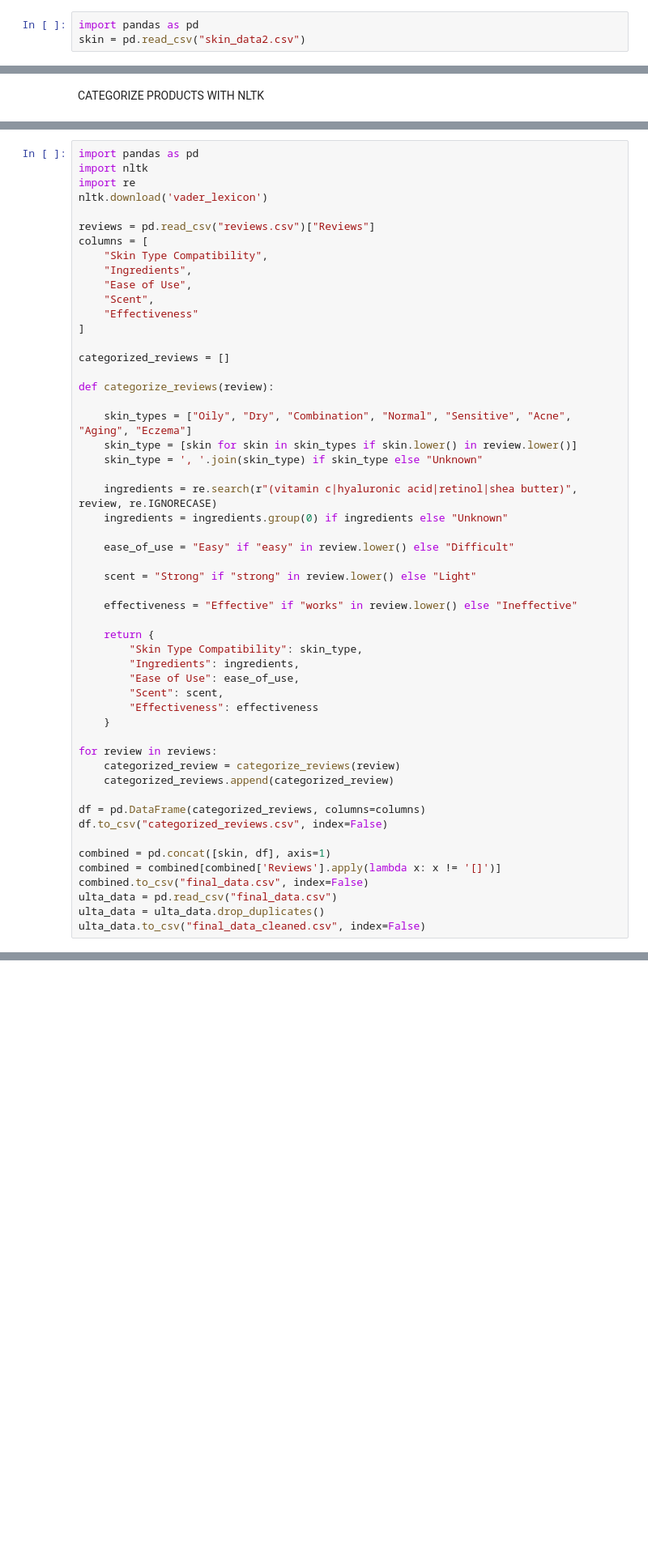
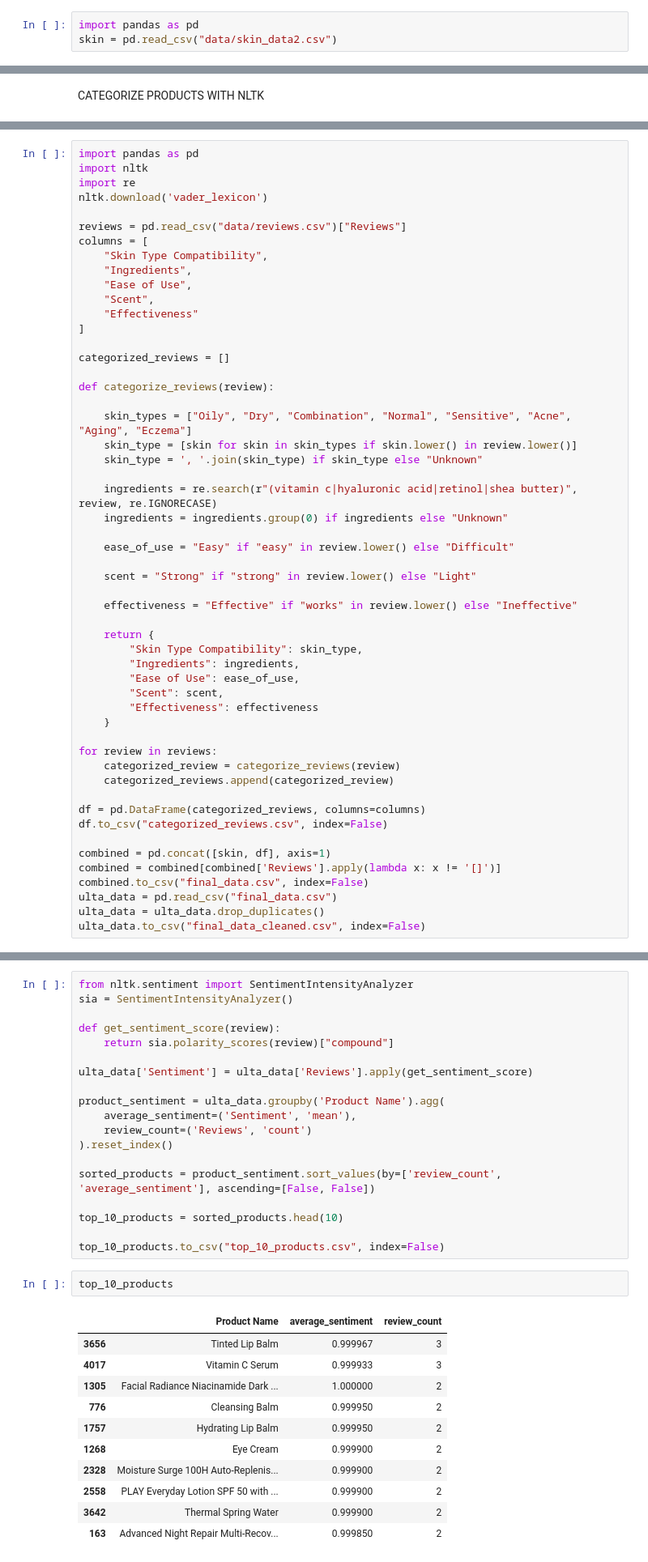
Before and after one commit to EsraKorkmazz/Skincare-Recommendation, a Jupyter notebook: data_analysis.ipynb, the cells around one changed output, grey strips where cells are left out. Shown: that part at 81% size. Cells and saved outputs as stored; diff of their text form; blank space fills up the shorter version.

```diff
--- a/data_analysis.ipynb
+++ b/data_analysis.ipynb
@@ -1,6 +1,6 @@
 # %%
 import pandas as pd
-skin = pd.read_csv("skin_data2.csv")
+skin = pd.read_csv("data/skin_data2.csv")
 # %%
 skin["Product Link"].to_csv("product_links.csv", index=False, header=False)
 # %% [markdown]
@@ -77,7 +77,7 @@ import nltk
 import re
 nltk.download('vader_lexicon')
 
-reviews = pd.read_csv("reviews.csv")["Reviews"]
+reviews = pd.read_csv("data/reviews.csv")["Reviews"]
 columns = [
     "Skin Type Compatibility",
     "Ingredients",
@@ -144,3 +133,36 @@ ulta_data.to_csv("final_data_cleaned.csv", index=False)
+# %%
+from nltk.sentiment import SentimentIntensityAnalyzer
+sia = SentimentIntensityAnalyzer()
+
+def get_sentiment_score(review):
+    return sia.polarity_scores(review)["compound"]
+
+ulta_data['Sentiment'] = ulta_data['Reviews'].apply(get_sentiment_score)
+
+product_sentiment = ulta_data.groupby('Product Name').agg(
+    average_sentiment=('Sentiment', 'mean'),
+    review_count=('Reviews', 'count')
+).reset_index()
+
+sorted_products = product_sentiment.sort_values(by=['review_count', 'average_sentiment'], ascending=[False, False])
+
+top_10_products = sorted_products.head(10)
+
+top_10_products.to_csv("top_10_products.csv", index=False)
+# %%
+top_10_products
+# %% [output]
+|  | Product Name | average_sentiment | review_count |
+| 3656 | Tinted Lip Balm | 0.999967 | 3 |
+| 4017 | Vitamin C Serum | 0.999933 | 3 |
+| 1305 | Facial Radiance Niacinamide Dark ... | 1.000000 | 2 |
+| 776 | Cleansing Balm | 0.999950 | 2 |
+| 1757 | Hydrating Lip Balm | 0.999950 | 2 |
+| 1268 | Eye Cream | 0.999900 | 2 |
+| 2328 | Moisture Surge 100H Auto-Replenis... | 0.999900 | 2 |
+| 2558 | PLAY Everyday Lotion SPF 50 with ... | 0.999900 | 2 |
+| 3642 | Thermal Spring Water | 0.999900 | 2 |
+| 163 | Advanced Night Repair Multi-Recov... | 0.999850 | 2 |
 # %%
 ulta_data
 # %% [output]
```
Also changed, not shown: parts of 2 cells of this notebook, 12 other files.
